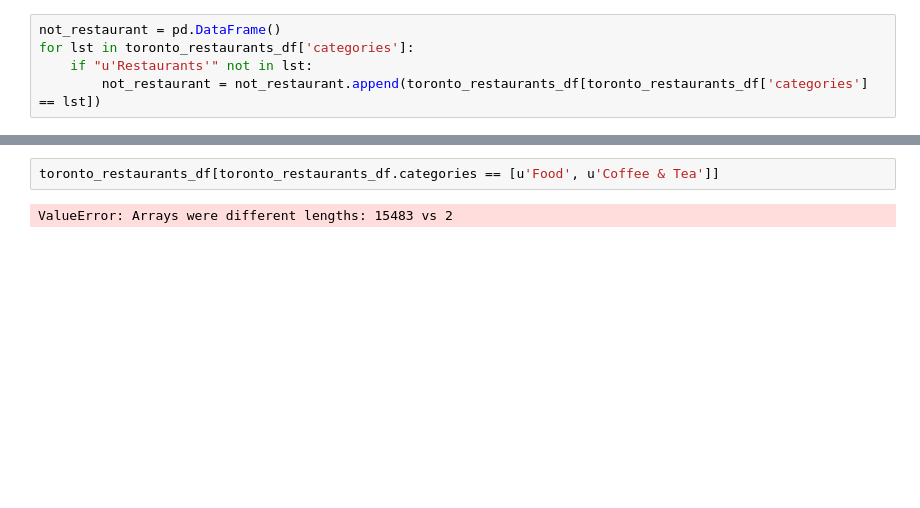
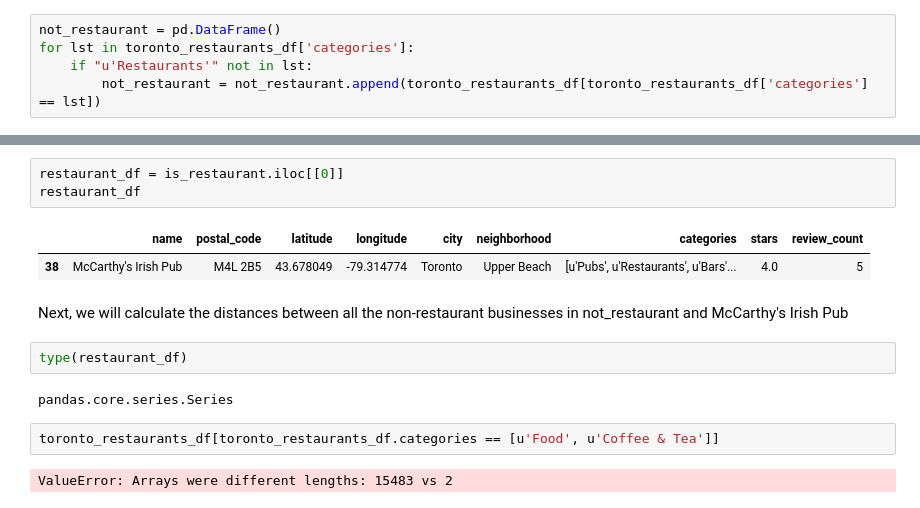
Before and after one commit to shrutirao94/Restaurant-Quality-and-Co-location-in-Toronto, a Jupyter notebook: yelp_toronto_analysis.ipynb, the cells around one changed output, grey strips where cells are left out. Saved outputs shown, nothing was run; the diff lists cells and outputs as text; blank space fills up the shorter version.

```diff
--- a/yelp_toronto_analysis.ipynb
+++ b/yelp_toronto_analysis.ipynb
@@ -89,3 +114,15 @@ not_restaurant.head()
+# %%
+restaurant_df = is_restaurant.iloc[[0]]
+restaurant_df
+# %% [output]
+|  | name | postal_code | latitude | longitude | city | neighborhood | categories | stars | review_count |
+| 38 | McCarthy's Irish Pub | M4L 2B5 | 43.678049 | -79.314774 | Toronto | Upper Beach | [u'Pubs', u'Restaurants', u'Bars'... | 4.0 | 5 |
+# %% [markdown]
+Next, we will calculate the distances between all the non-restaurant businesses in not_restaurant and McCarthy's Irish Pub
+# %%
+type(restaurant_df)
+# %% [output]
+pandas.core.series.Series
 # %%
 toronto_restaurants_df[toronto_restaurants_df.categories == [u'Food', u'Coffee & Tea']]
 # %% [output]
```
Also changed, not shown: parts of 7 cells of this notebook.
